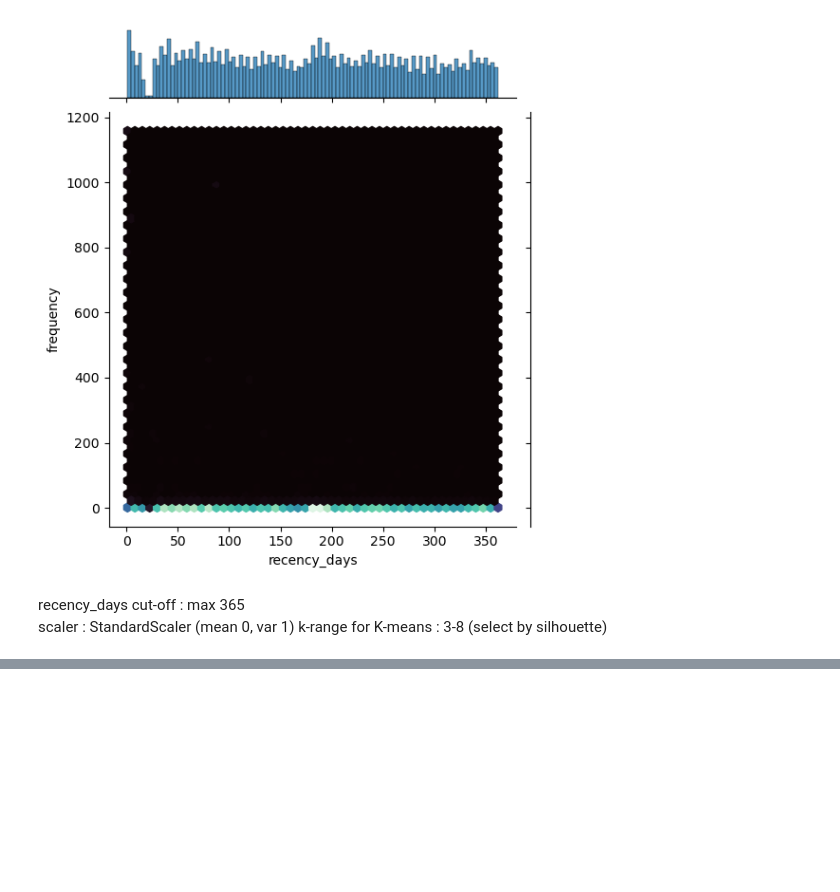
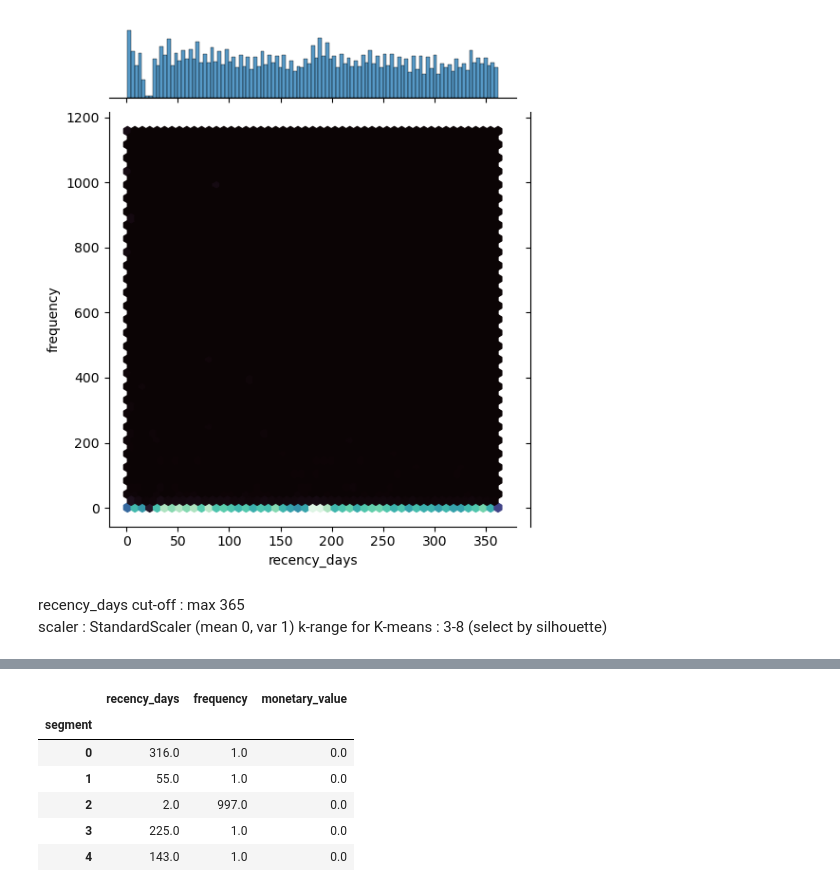
Before and after one commit to rupesh-koppuravuri/AIgnition_Hackathon, a Jupyter notebook: notebooks/03_eda_segmentation.ipynb, the cells around one changed output, grey strips where cells are left out. Drawn from its saved outputs; the diff is of its cells as text; code cells hidden in the pictures; blank space fills up the shorter version.

```diff
--- a/notebooks/03_eda_segmentation.ipynb
+++ b/notebooks/03_eda_segmentation.ipynb
@@ -34,0 +83,12 @@ k-range for K-means  : 3-8 (select by silhouette)
+# %%
+from sklearn.cluster import MiniBatchKMeans
+import joblib, pathlib
+
+# 1. Fit the final model on ALL rows
+final_km = MiniBatchKMeans(
+    n_clusters=5,
+    batch_size=10_000,
+    n_init=20,
+    random_state=42
+)
+FEATS["segment"] = final_km.fit_predict(X)
@@ -34,0 +123,10 @@ k-range for K-means  : 3-8 (select by silhouette)
+# %%
+FEATS.groupby("segment")[["recency_days","frequency","monetary_value"]].median()
+# %% [output]
+|  | recency_days | frequency | monetary_value |
+| segment |  |  |  |
+| 0 | 316.0 | 1.0 | 0.0 |
+| 1 | 55.0 | 1.0 | 0.0 |
+| 2 | 2.0 | 997.0 | 0.0 |
+| 3 | 225.0 | 1.0 | 0.0 |
+| 4 | 143.0 | 1.0 | 0.0 |
```
Also changed, not shown: parts of 12 cells of this notebook.
